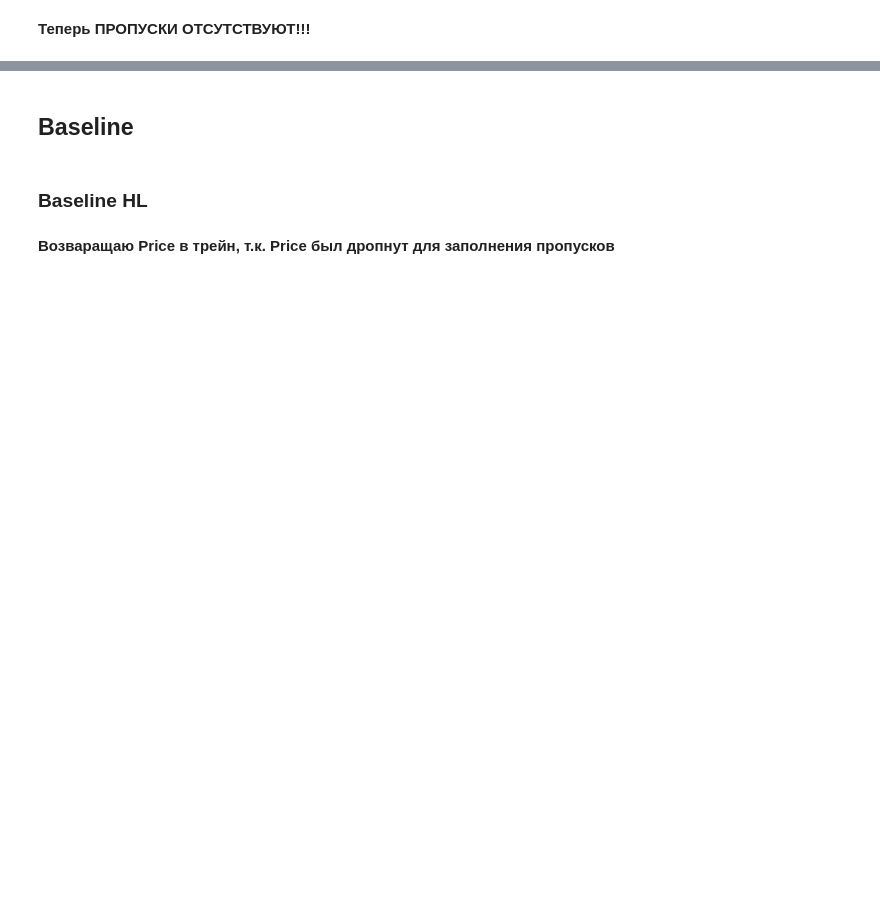
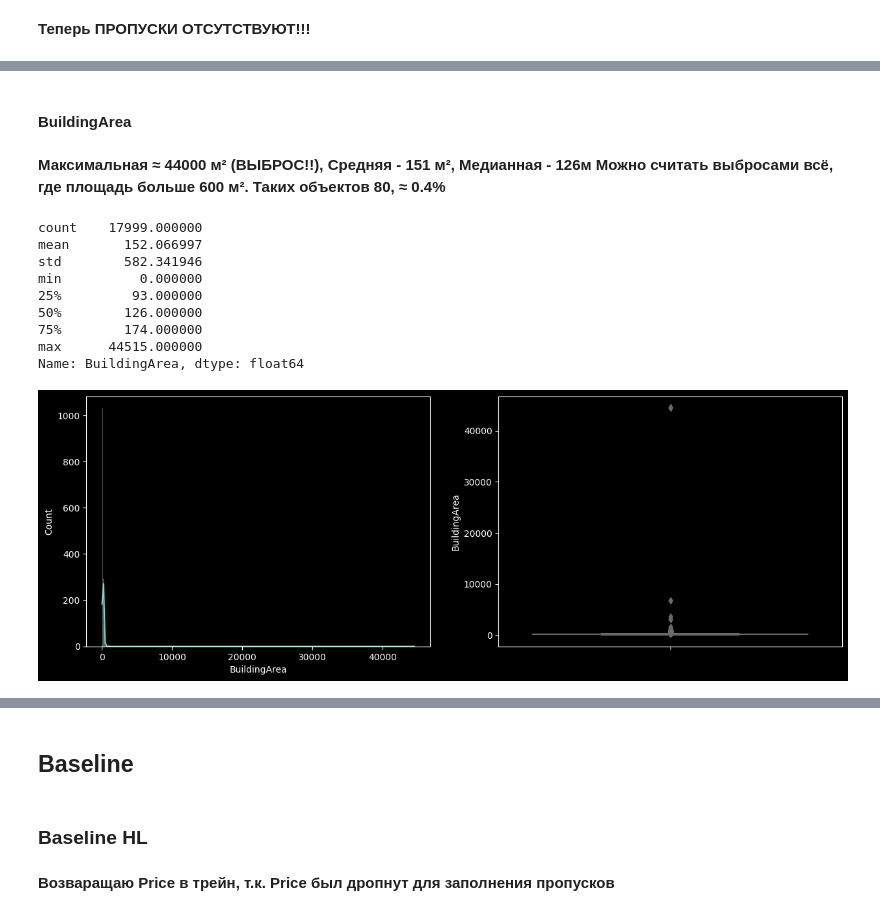
Before and after one commit to Zetis659/Data_Science_GM, a Jupyter notebook: Leopard_challenge_Regression/Leopard_challenge_Regression_2.ipynb, the cells around one changed output, grey strips where cells are left out. Drawn from its saved outputs; the diff is of its cells as text; code cells hidden in the pictures; blank space fills up the shorter version.

```diff
--- a/Leopard_challenge_Regression/Leopard_challenge_Regression_2.ipynb
+++ b/Leopard_challenge_Regression/Leopard_challenge_Regression_2.ipynb
@@ -1164,0 +1270,2 @@ dtype: int64
+# %%
+train_v1 = train_v1.query('Landsize < 1750')
@@ -1164,0 +1276,18 @@ dtype: int64
+# %% [markdown]
+#### BuildingArea
+# %% [markdown]
+**Максимальная ≈ 44000 м² (ВЫБРОС!!), Средняя - 151 м², Медианная - 126м**
+**Можно считать выбросами всё, где площадь больше 600 м². Таких объектов 80, ≈ 0.4%**
+# %%
+hist_box_describe_num(train_v1, 'BuildingArea')
+# %% [output]
+count    17999.000000
+mean       152.066997
+std        582.341946
+min          0.000000
+25%         93.000000
+50%        126.000000
+75%        174.000000
+max      44515.000000
+Name: BuildingArea, dtype: float64
+[figure, added]
```
Also changed, not shown: parts of 78 cells of this notebook, 14 other files.
